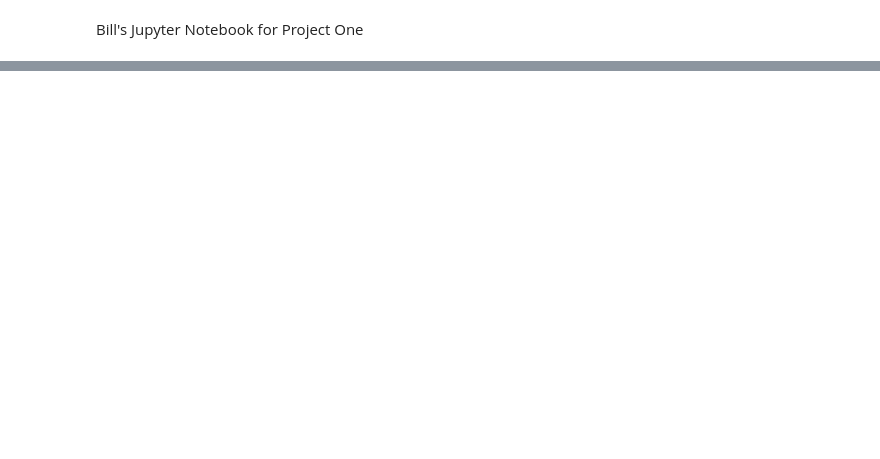
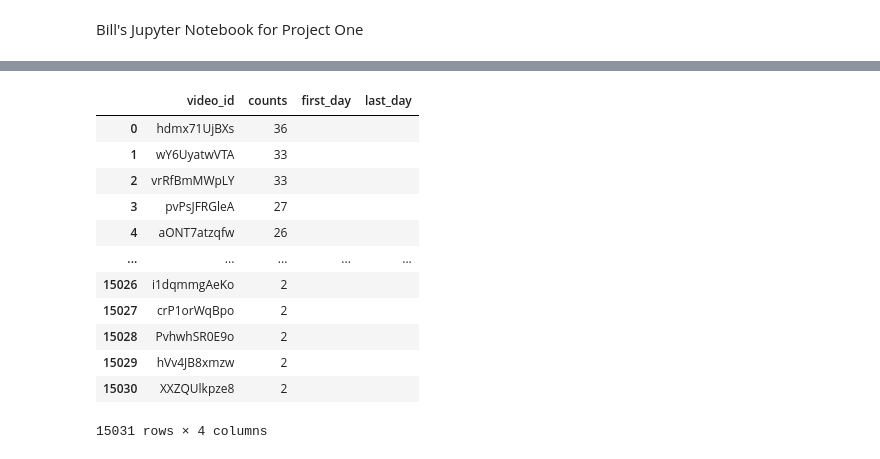
Before and after one commit to wpj174/project-one, a Jupyter notebook: Bill.ipynb, the cells around one changed output, grey strips where cells are left out. Cells and saved outputs as stored; diff of their text form; code cells hidden in the pictures; blank space fills up the shorter version.

```diff
--- a/Bill.ipynb
+++ b/Bill.ipynb
@@ -24,0 +37,25 @@ members_df
+# %%
+# Get list of mulit day trending videos
+
+multi_day = yt_clean.value_counts(['video_id']).rename_axis('video_id').reset_index(name='counts')
+
+multi_day = multi_day.loc[multi_day['counts'] > 1]
+
+multi_day['first_day'] = ""
+multi_day['last_day'] = ""
+
+multi_day
+# %% [output]
+|  | video_id | counts | first_day | last_day |
+| 0 | hdmx71UjBXs | 36 |  |  |
+| 1 | wY6UyatwVTA | 33 |  |  |
+| 2 | vrRfBmMWpLY | 33 |  |  |
+| 3 | pvPsJFRGleA | 27 |  |  |
+| 4 | aONT7atzqfw | 26 |  |  |
+| ... | ... | ... | ... | ... |
+| 15026 | i1dqmmgAeKo | 2 |  |  |
+| 15027 | crP1orWqBpo | 2 |  |  |
+| 15028 | PvhwhSR0E9o | 2 |  |  |
+| 15029 | hVv4JB8xmzw | 2 |  |  |
+| 15030 | XXZQUlkpze8 | 2 |  |  |
+15031 rows × 4 columns
```
Also changed, not shown: parts of 10 cells of this notebook.
